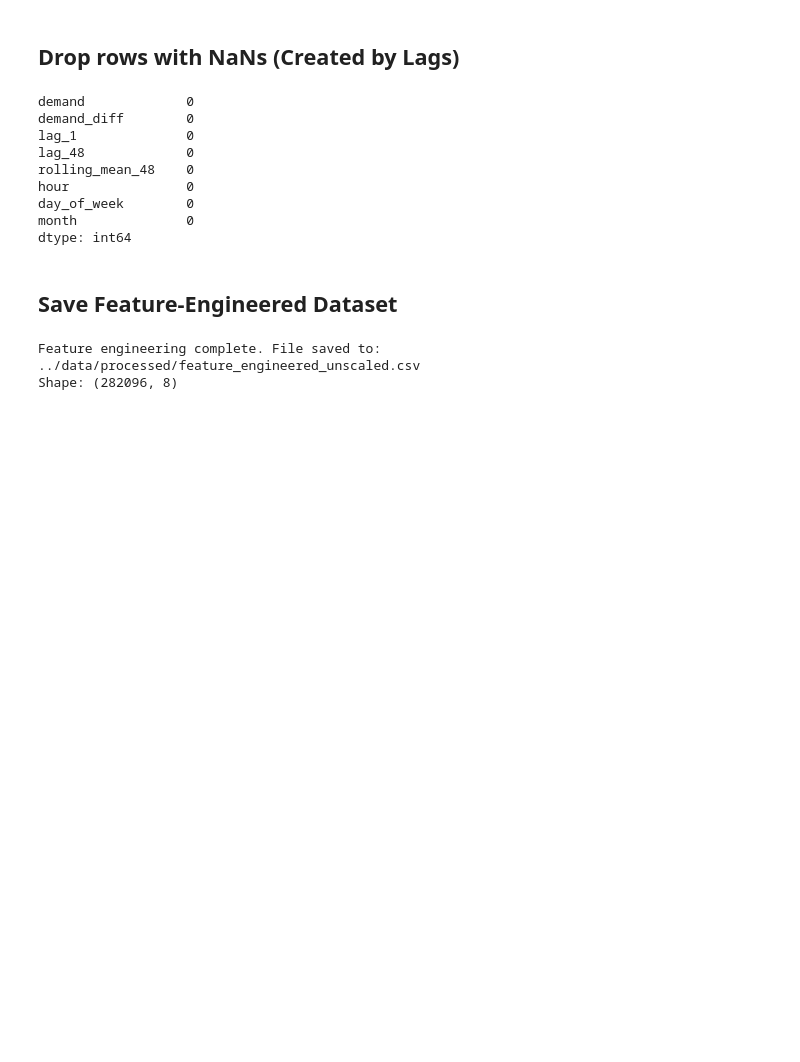
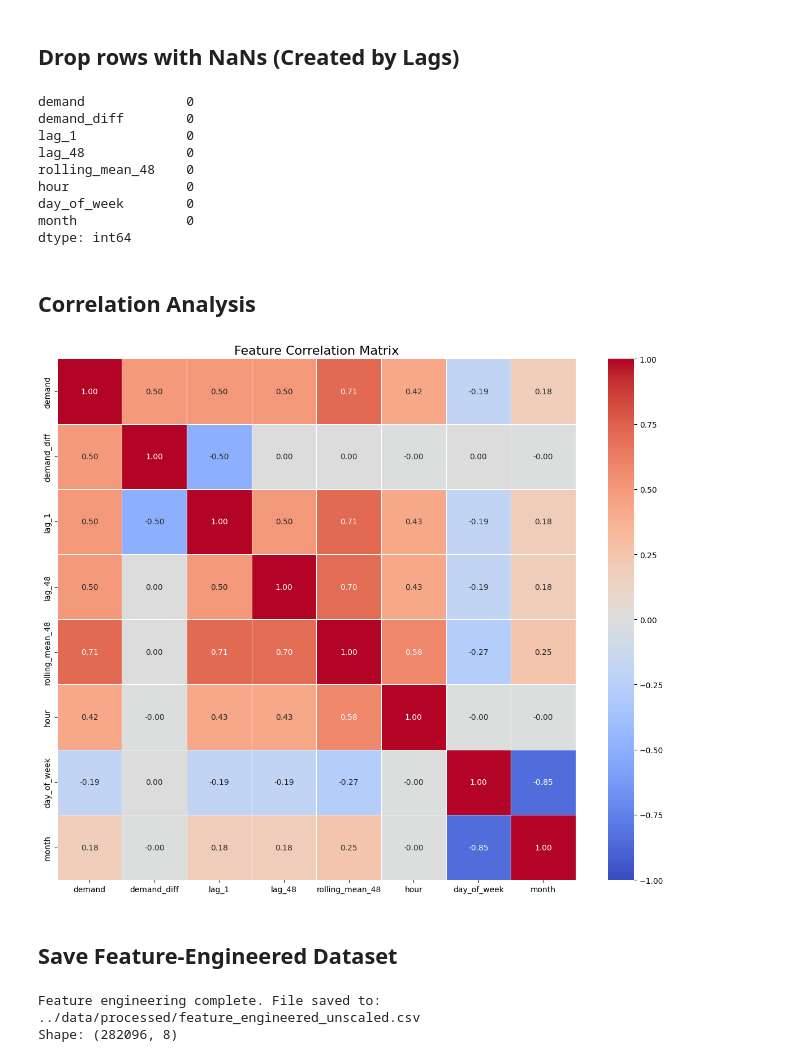
Before and after one commit to 4riell4/energy-consumption-forecasting, a Jupyter notebook: notebooks/03_feature_enginnering.ipynb, the cells around one changed output. Saved outputs shown, nothing was run; the diff lists cells and outputs as text; code cells hidden in the pictures; blank space fills up the shorter version.

Commit message:
Correlation Matrix

```diff
--- a/notebooks/03_feature_enginnering.ipynb
+++ b/notebooks/03_feature_enginnering.ipynb
@@ -103,6 +106,23 @@ hour               0
 day_of_week        0
 month              0
 dtype: int64
+# %% [markdown]
+## Correlation Analysis
+# %%
+# Generate the correlation matrix
+corr_matrix = df_fe.corr()
+
+# Plot the heatmap
+plt.figure(figsize=(12, 10))
+sns.heatmap(corr_matrix, annot=True, cmap='coolwarm', fmt=".2f", linewidths=0.5, vmin=-1, vmax=1)
+plt.title('Feature Correlation Matrix', fontsize=16)
+plt.tight_layout()
+
+# Save the plot for the final report
+plt.savefig('../results/correlation_matrix.png')
+plt.show()
+# %% [output]
+[figure, added]
 # %% [markdown]
 ## Save Feature-Engineered Dataset
 # %%
```
Also changed, not shown: parts of 1 cell of this notebook, 2 other files.
